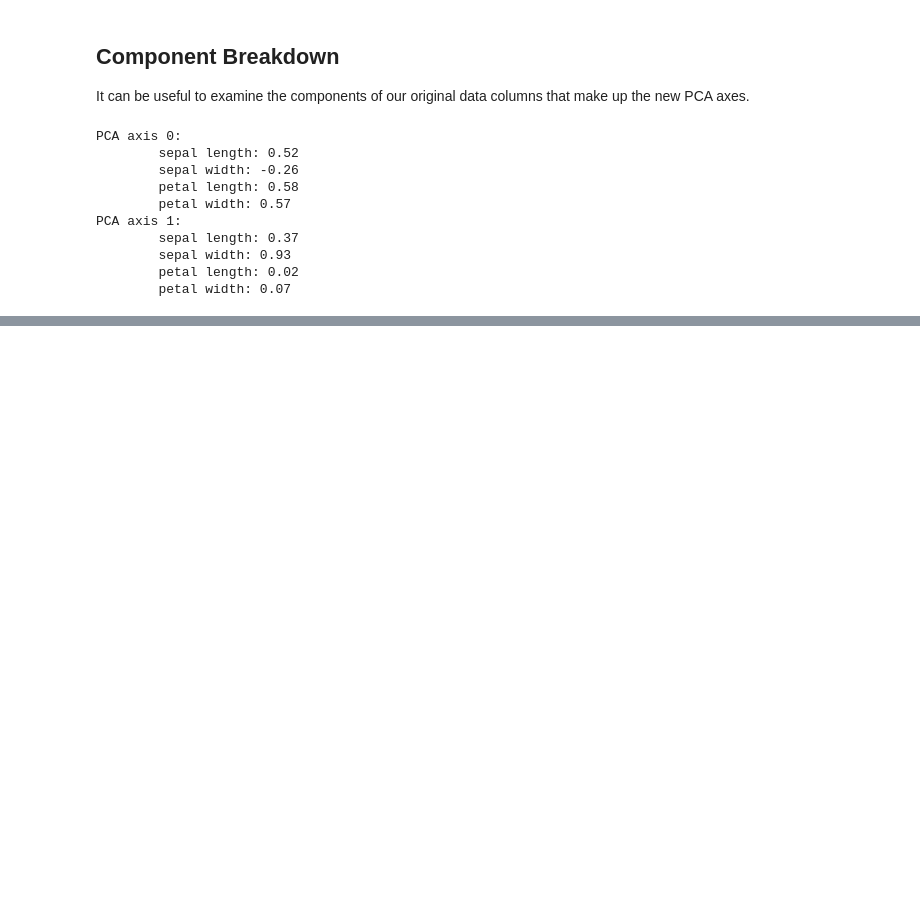
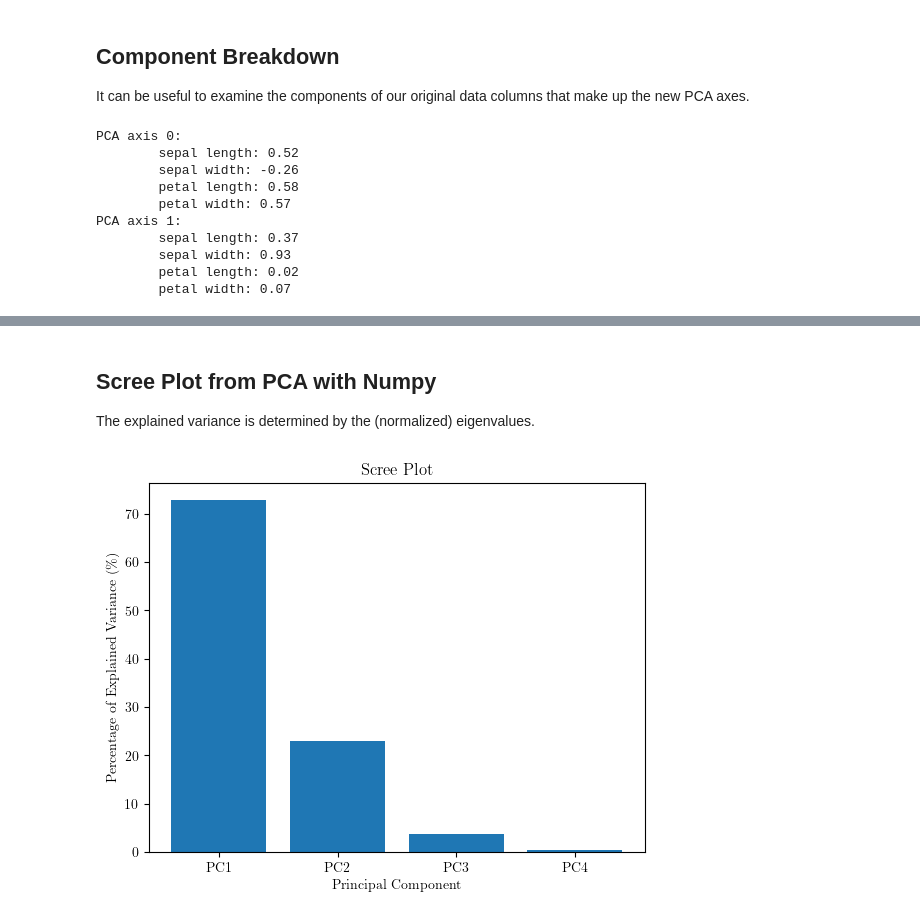
Before and after one commit to tomjwells/QuantConcepts, a Jupyter notebook: 8. Machine Learning/Principal Component Analysis (PCA).ipynb, the cells around one changed output, grey strips where cells are left out. Drawn from its saved outputs; the diff is of its cells as text; code cells hidden in the pictures; blank space fills up the shorter version.

```diff
--- a/8. Machine Learning/Principal Component Analysis (PCA).ipynb
+++ b/8. Machine Learning/Principal Component Analysis (PCA).ipynb
@@ -150,0 +182,2 @@ PCA axis 1:
+# %%
+cov_matrix = np.cov(data_centered, rowvar=False)
@@ -150,0 +186,2 @@ PCA axis 1:
+# %%
+eigenvalues, eigenvectors = np.linalg.eigh(cov_matrix)
@@ -150,0 +190,11 @@ PCA axis 1:
+# %%
+# Step 4: Sort Eigenvalues and Eigenvectors
+# Sort the eigenvalues in descending order and sort the eigenvectors accordingly
+sorted_indices = np.argsort(eigenvalues)[::-1]
+sorted_eigenvalues = eigenvalues[sorted_indices]
+sorted_eigenvectors = eigenvectors[:, sorted_indices]
+
+# Step 5: Project the Data
+# Select the top k eigenvectors (principal components)
+k = 2  # Number of principal components to keep
+principal_components = sorted_eigenvectors[:, :k]
@@ -150,0 +219,17 @@ PCA axis 1:
+# %% [markdown]
+## Scree Plot from PCA with Numpy
+
+The explained variance is determined by the (normalized) eigenvalues.
+# %%
+normalized_eigenvalues = sorted_eigenvalues/sum(sorted_eigenvalues)
+# %%
+per_var = np.round(normalized_eigenvalues * 100, decimals=1)
+labels = ['PC' + str(x) for x in range(1, len(per_var)+1)]
+
+plt.bar(x=range(1, len(per_var)+1), height=per_var, tick_label=labels)
+plt.ylabel('Percentage of Explained Variance (\%)')
+plt.xlabel('Principal Component')
+plt.title('Scree Plot')
+plt.show()
+# %% [output]
+[figure, added]
```
Also changed, not shown: parts of 13 cells of this notebook, 8 other files.
